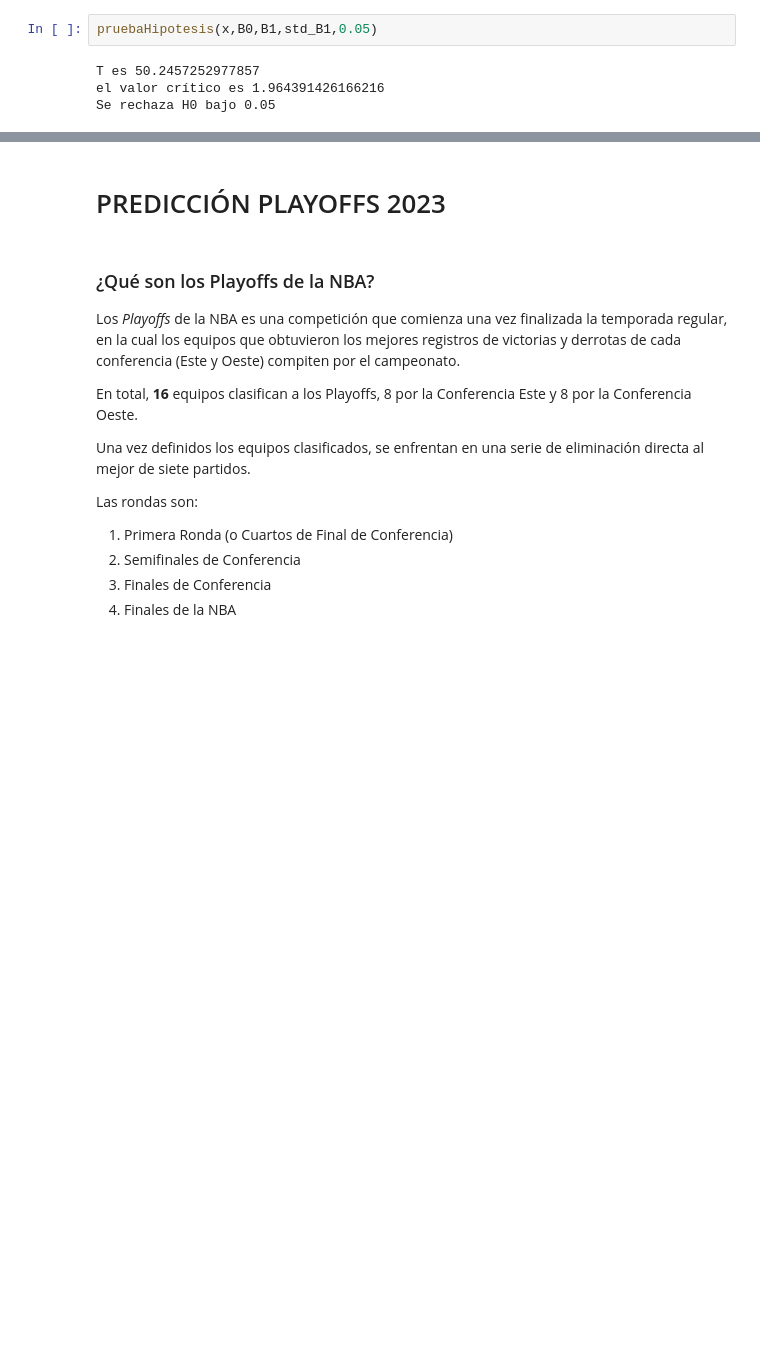
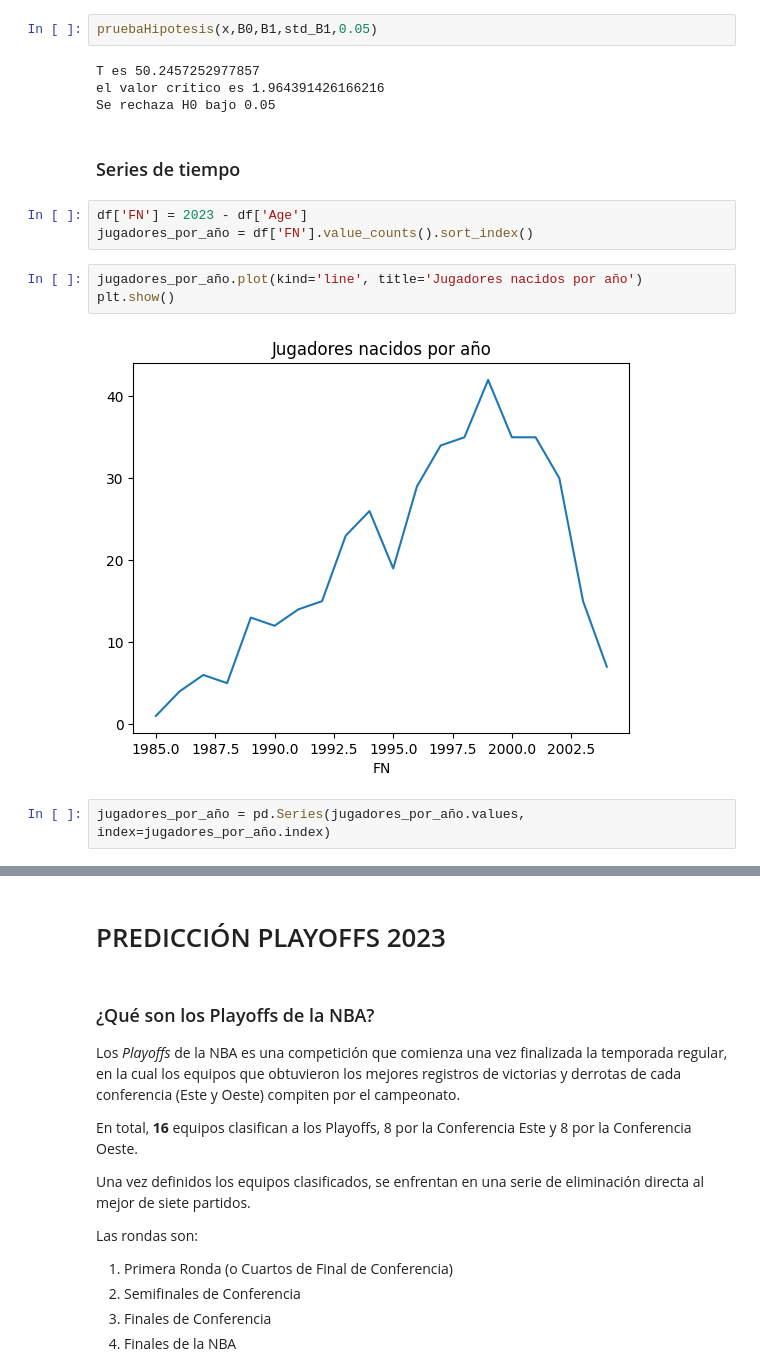
Before and after one commit to LauraCD2/23_nba, a Jupyter notebook: Proyecto.ipynb, the cells around one changed output, grey strips where cells are left out. Cells and saved outputs as stored; diff of their text form; blank space fills up the shorter version.

Commit message:
added times series analysis

```diff
--- a/Proyecto.ipynb
+++ b/Proyecto.ipynb
@@ -983,3 +983,15 @@ pruebaHipotesis(x,B0,B1,std_B1,0.05)
 T es 50.2457252977857
 el valor crítico es 1.964391426166216
 Se rechaza H0 bajo 0.05
+# %% [markdown]
+### Series de tiempo
+# %%
+df['FN'] = 2023 - df['Age']
+jugadores_por_año = df['FN'].value_counts().sort_index()
+# %%
+jugadores_por_año.plot(kind='line', title='Jugadores nacidos por año')
+plt.show()
+# %% [output]
+[figure, added]
+# %%
+jugadores_por_año = pd.Series(jugadores_por_año.values, index=jugadores_por_año.index)
```
Also changed, not shown: parts of 1 cell of this notebook.
